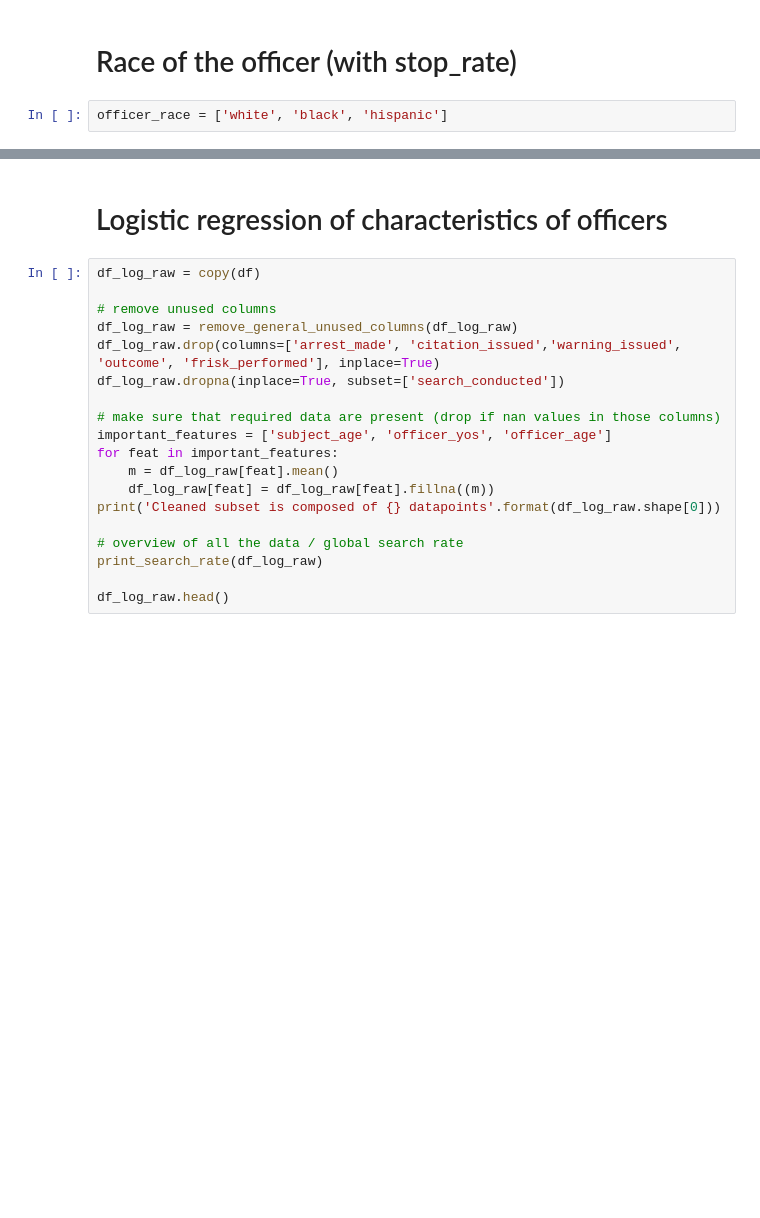
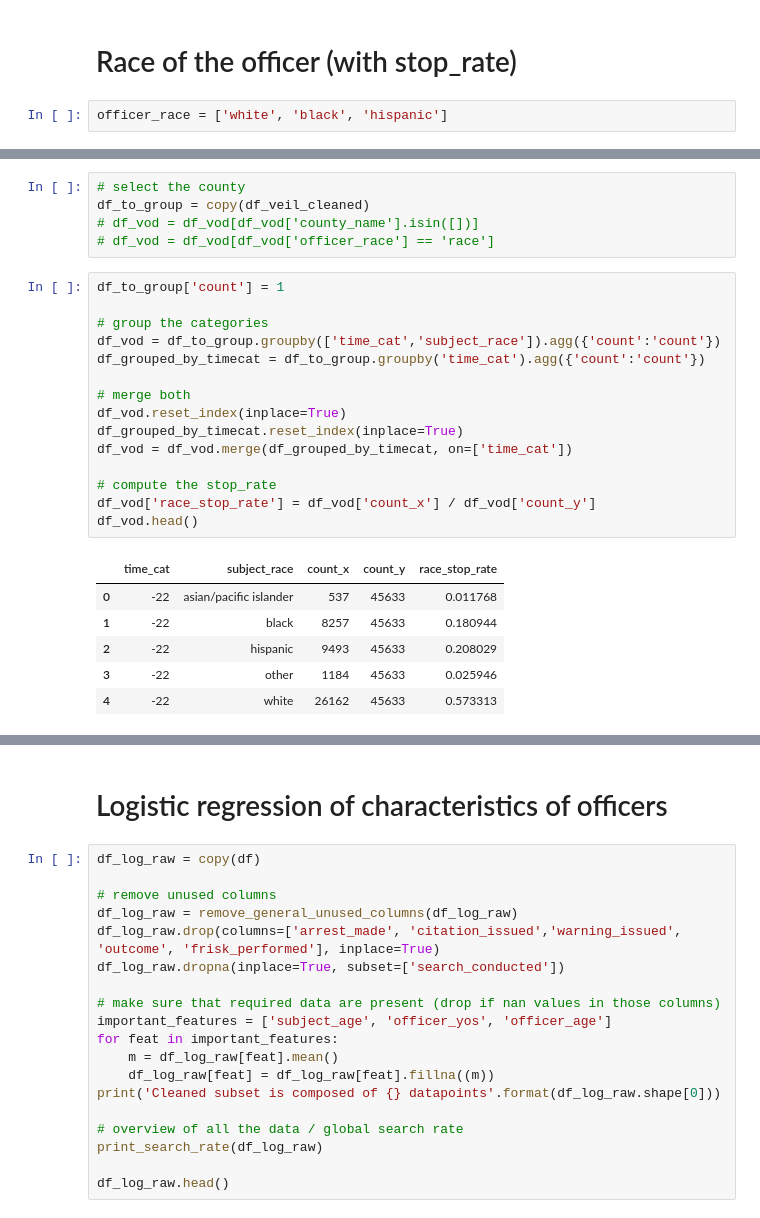
Before and after one commit to epfl-ada/ada-2020-project-milestone-p3-p3_vsl, a Jupyter notebook: notebook.ipynb, the cells around one changed output, grey strips where cells are left out. Cells and saved outputs as stored; diff of their text form; blank space fills up the shorter version.

```diff
--- a/notebook.ipynb
+++ b/notebook.ipynb
@@ -300,0 +647,27 @@ plot_search_rates(df_race_sep, officer_race, 100, what_to_plot='stop_rate')
+# %%
+# select the county
+df_to_group = copy(df_veil_cleaned)
+# df_vod = df_vod[df_vod['county_name'].isin([])]
+# df_vod = df_vod[df_vod['officer_race'] == 'race']
+# %%
+df_to_group['count'] = 1
+
+# group the categories
+df_vod = df_to_group.groupby(['time_cat','subject_race']).agg({'count':'count'})
+df_grouped_by_timecat = df_to_group.groupby('time_cat').agg({'count':'count'})
+
+# merge both
+df_vod.reset_index(inplace=True)
+df_grouped_by_timecat.reset_index(inplace=True)
+df_vod = df_vod.merge(df_grouped_by_timecat, on=['time_cat'])
+
+# compute the stop_rate
+df_vod['race_stop_rate'] = df_vod['count_x'] / df_vod['count_y']
+df_vod.head()
+# %% [output]
+|  | time_cat | subject_race | count_x | count_y | race_stop_rate |
+| 0 | -22 | asian/pacific islander | 537 | 45633 | 0.011768 |
+| 1 | -22 | black | 8257 | 45633 | 0.180944 |
+| 2 | -22 | hispanic | 9493 | 45633 | 0.208029 |
+| 3 | -22 | other | 1184 | 45633 | 0.025946 |
+| 4 | -22 | white | 26162 | 45633 | 0.573313 |
```
Also changed, not shown: parts of 50 cells of this notebook.
